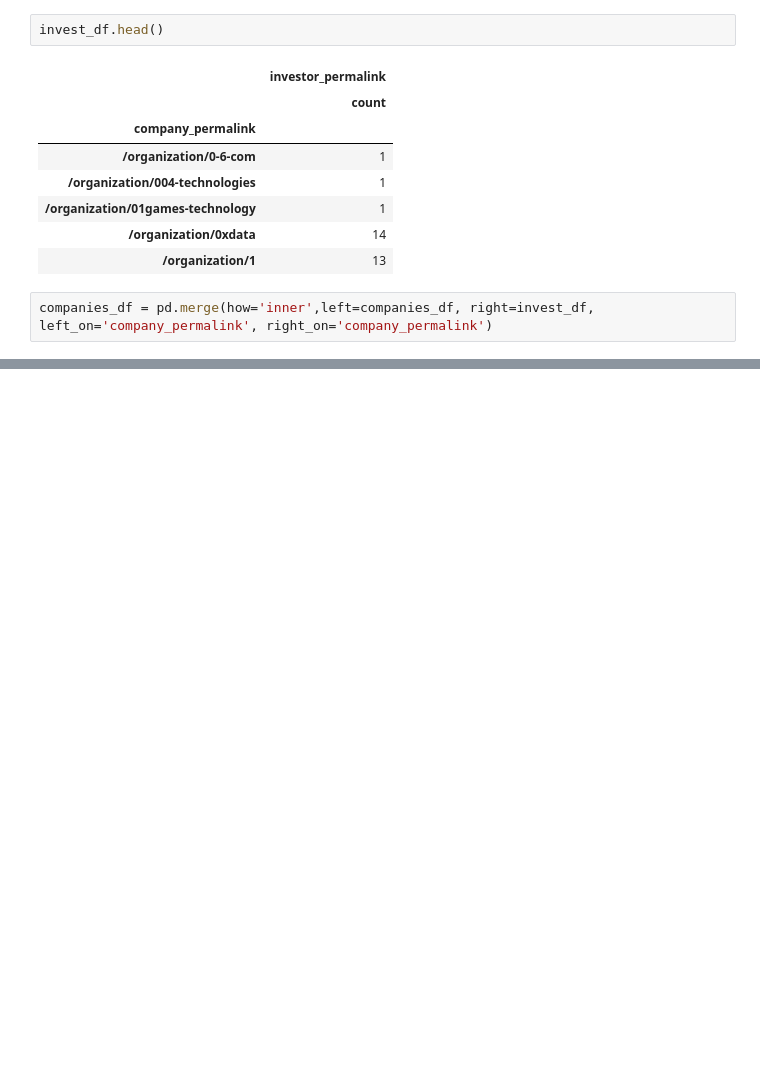
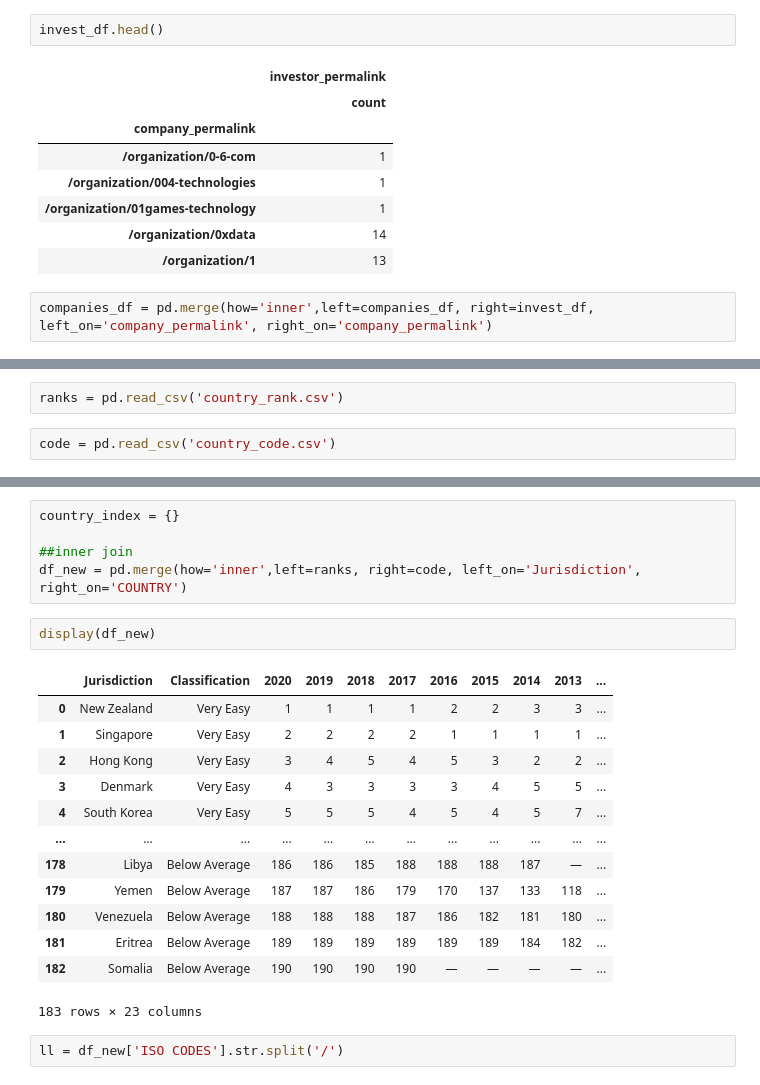
Before and after one commit to atharva20038/ML-Project, a Jupyter notebook: data/merge.ipynb, the cells around one changed output, grey strips where cells are left out. Drawn from its saved outputs; the diff is of its cells as text; blank space fills up the shorter version.

```diff
--- a/data/merge.ipynb
+++ b/data/merge.ipynb
@@ -441,0 +537,4 @@ dtype: int64
+# %%
+ranks = pd.read_csv('country_rank.csv')
+# %%
+code = pd.read_csv('country_code.csv')
@@ -441,0 +559,23 @@ dtype: int64
+# %%
+country_index = {}
+
+##inner join
+df_new = pd.merge(how='inner',left=ranks, right=code, left_on='Jurisdiction', right_on='COUNTRY')
+# %%
+display(df_new)
+# %% [output]
+|  | Jurisdiction | Classification | 2020 | 2019 | 2018 | 2017 | 2016 | 2015 | 2014 | 2013 | ... |
+| 0 | New Zealand | Very Easy | 1 | 1 | 1 | 1 | 2 | 2 | 3 | 3 | ... |
+| 1 | Singapore | Very Easy | 2 | 2 | 2 | 2 | 1 | 1 | 1 | 1 | ... |
+| 2 | Hong Kong | Very Easy | 3 | 4 | 5 | 4 | 5 | 3 | 2 | 2 | ... |
+| 3 | Denmark | Very Easy | 4 | 3 | 3 | 3 | 3 | 4 | 5 | 5 | ... |
+| 4 | South Korea | Very Easy | 5 | 5 | 5 | 4 | 5 | 4 | 5 | 7 | ... |
+| ... | ... | ... | ... | ... | ... | ... | ... | ... | ... | ... | ... |
+| 178 | Libya | Below Average | 186 | 186 | 185 | 188 | 188 | 188 | 187 | — | ... |
+| 179 | Yemen | Below Average | 187 | 187 | 186 | 179 | 170 | 137 | 133 | 118 | ... |
+| 180 | Venezuela | Below Average | 188 | 188 | 188 | 187 | 186 | 182 | 181 | 180 | ... |
+| 181 | Eritrea | Below Average | 189 | 189 | 189 | 189 | 189 | 189 | 184 | 182 | ... |
+| 182 | Somalia | Below Average | 190 | 190 | 190 | 190 | — | — | — | — | ... |
+183 rows × 23 columns
+# %%
+ll = df_new['ISO CODES'].str.split('/')
```
Also changed, not shown: parts of 36 cells of this notebook, 5 other files.
